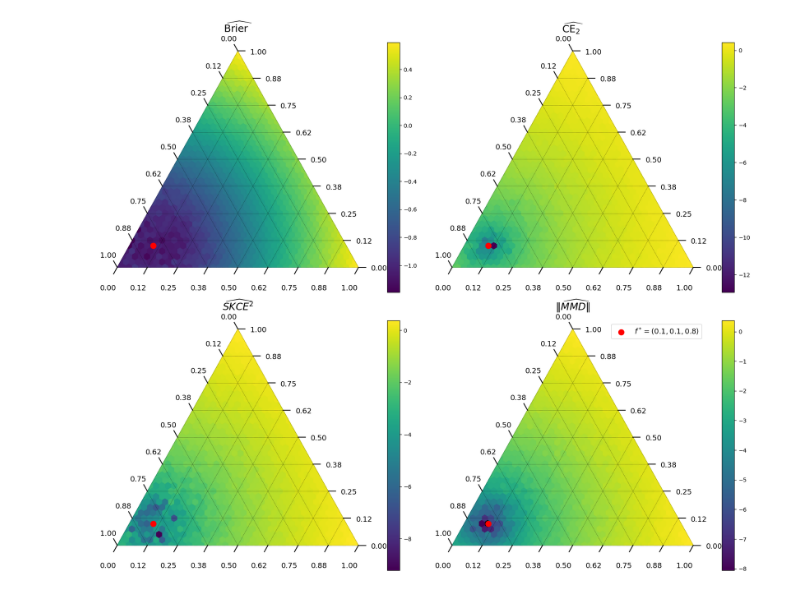
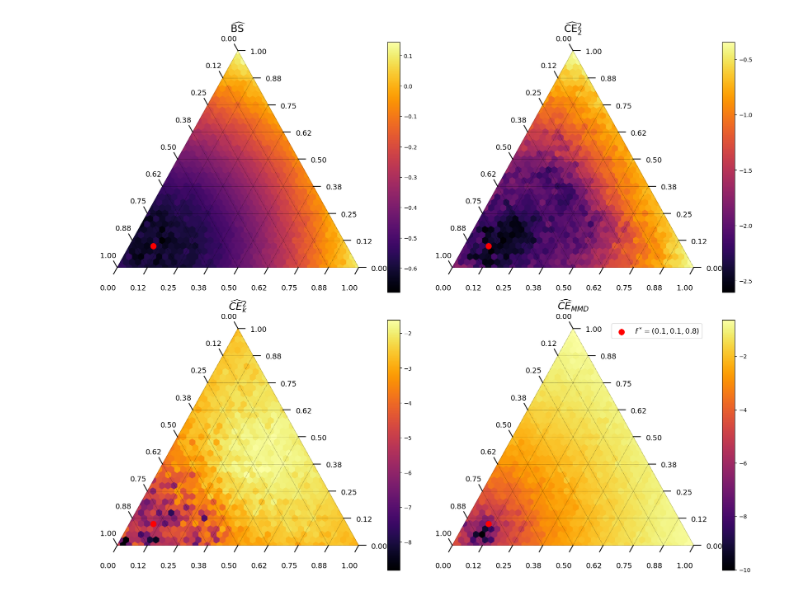
Before and after one commit to mkjuergens/EnsembleCalibration, a Jupyter notebook: notebooks/cal_estimator_analysis.ipynb, the cells around one changed output. Saved outputs shown, nothing was run; the diff lists cells and outputs as text; code cells hidden in the pictures.

```diff
--- a/notebooks/cal_estimator_analysis.ipynb
+++ b/notebooks/cal_estimator_analysis.ipynb
@@ -19,9 +27,9 @@ def sample_from_categorical(p, n_samples=100):
 # %%
-def miscalibration_estimate(p_probs, n_samples=1000, p_true = np.array([1/10, 1/10, 9/10]),
+def miscalibration_estimate(p_probs, n_samples=1000, p_true = np.array([1/10, 1/10, 8/10]),
                              cal_estimate = "L2"):
     # Sample from the categorical distribution induced by the probability vector `p`
     if cal_estimate == "L2":
-        params = {"p": 2, "bw": 0.01}
+        params = {"p": 2, "bw": 0.1}
         miscal_obj = ece_kde_obj
     elif cal_estimate == "SKCE":
         params = {"bw": 0.01}
@@ -70,28 +231,0 @@ for i in range(scale + 1):
-# %%
-
-# Create a grid over the 3-simplex
-scale = 40  # Resolution of the grid (higher value gives finer grid)
-heatmap_data_skce = {}
-
-# Loop over all points in the simplex (each point represents a probability distribution)
-for i in range(scale + 1):
-    for j in range(scale + 1 - i):
-        k = scale - i - j
-        # Convert grid indices to a probability distribution
-        p = np.array([i, j, k]) / scale
-        # Evaluate the miscalibration function at this point
-        heatmap_data_skce[(i, j)] = miscalibration_estimate(p, cal_estimate="SKCE")
-# %%
-
-# Create a grid over the 3-simplex
-scale = 40  # Resolution of the grid (higher value gives finer grid)
-heatmap_data_mmd = {}
-
-# Loop over all points in the simplex (each point represents a probability distribution)
-for i in range(scale + 1):
-    for j in range(scale + 1 - i):
-        k = scale - i - j
-        # Convert grid indices to a probability distribution
-        p = np.array([i, j, k]) / scale
-        # Evaluate the miscalibration function at this point
-        heatmap_data_mmd[(i, j)] = miscalibration_estimate(p, cal_estimate="MMD")
@@ -121,8 +235,9 @@ ax = ax.ravel()
 
 for i, (data, title) in enumerate(
     zip(
-        [heatmap_data_brier, heatmap_data_l2, heatmap_data_skce, heatmap_data_mmd],
-        [r"$\widehat{\text{Brier}}$", r"$\widehat{\text{CE}_2}$", r"$\widehat{SKCE}^2$", r"$\| \widehat{MMD} \|$"],
+        [heatmap_data_brier_lambda, heatmap_data_l2_lambda, heatmap_data_skce_lambda,
+          heatmap_data_mmd_lambda],
+        [r"$\widehat{\text{BS}}$", r"$\widehat{\text{CE}}_2^2$", r"$\widehat{CE}_k^2$", r"$\widehat{CE}_{MMD}$"],
     )
 ):
     ax[i].set_title(title, fontsize=18, pad=18)
@@ -131,42 +246,44 @@ for i, (data, title) in enumerate(
 
     #eps = 1e-10
     log_heatmap_data = {k: np.log(v) for k, v in data.items()}
-    tax.heatmap(log_heatmap_data, scale=scale, style="hexagonal", cmap="viridis", colorbar=True)
+    #use different cmap
+    cmap = "inferno"
+    tax.heatmap(log_heatmap_data, scale=scale, style="hexagonal", cmap=cmap, colorbar=True)
     # change size of ticks of colorbar
 
     tick_multiple = 5  # Spacing between ticks in grid units
     tick_values = np.arange(0, scale+1, tick_multiple)  # Tick positions
     tick_labels = [f"{i/scale:.1f}" for i in tick_values]  # Normalized tick labels
 
-    point = (1/10 * scale, 1/10 * scale, 9/10 * scale)
+    point = (1/10 * scale, 1/10 * scale, 8/10 * scale)
 
     # Plot the point in the simplex with a large marker size
     tax.scatter([point], marker='o', color='red', s=100, label="$f^* = (0.1, 0.1, 0.8)$")
 
 
 
     tax.set_axis_limits({'b': [0, 1], 'l': [0, 1], 'r': [0, 1]})
     tax.get_ticks_from_axis_limits(multiple=tick_multiple)
     tax.set_custom_ticks(tick_formats="%.2f", offset=0.03, fontsize=13)
     # Set ticks on the 'left', 'bottom', and 'right' axes with normalized labels
     # tax.ticks(
     #     axis='lbr',  # 'l' for left, 'b' for bottom, 'r' for right axis
     #     multiple=tick_multiple,  # Normalize tick values by dividing by scale
     #     offset=0.02,
     #     linewidth=1
     # )
     # Set ticks and titles
     #tax.ticks(axis='lbr', multiple=5)
     tax.clear_matplotlib_ticks()
 
 
     tax.get_axes().axis('off')
 plt.legend(fontsize=13)
 
 
 # Show the plot
 plt.tight_layout()
 
-plt.savefig("../figures/heatmap_cal_estimates.png", dpi=400)
+plt.savefig("../figures/heatmap_cal_estimates_lambda.png", dpi=400)
 # %% [output]
-[figure, old version]
+[figure, new version]
```
Also changed, not shown: parts of 18 cells of this notebook, 1 other file.
